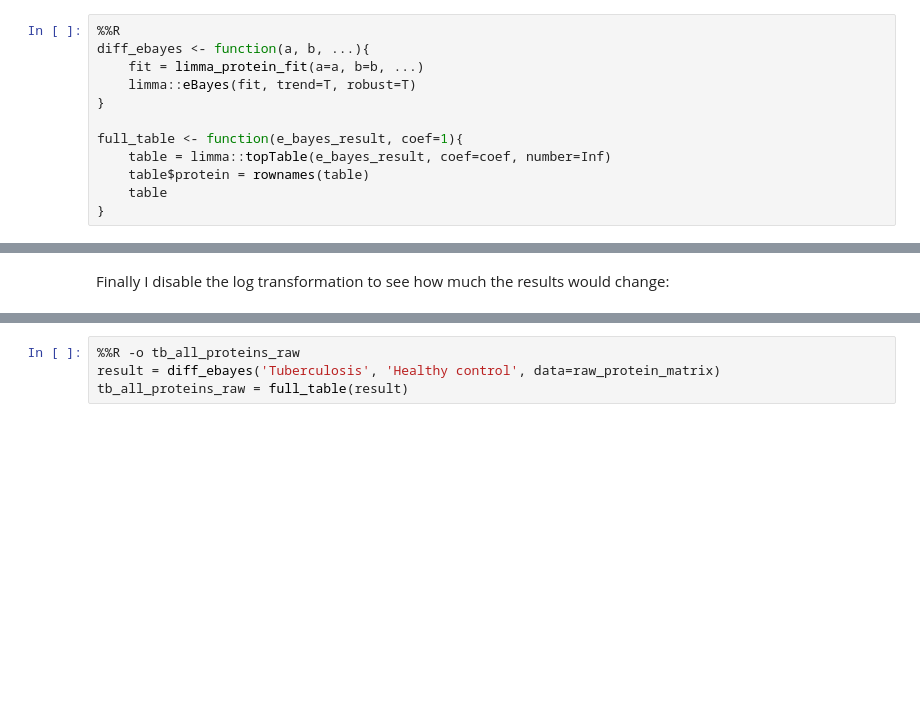
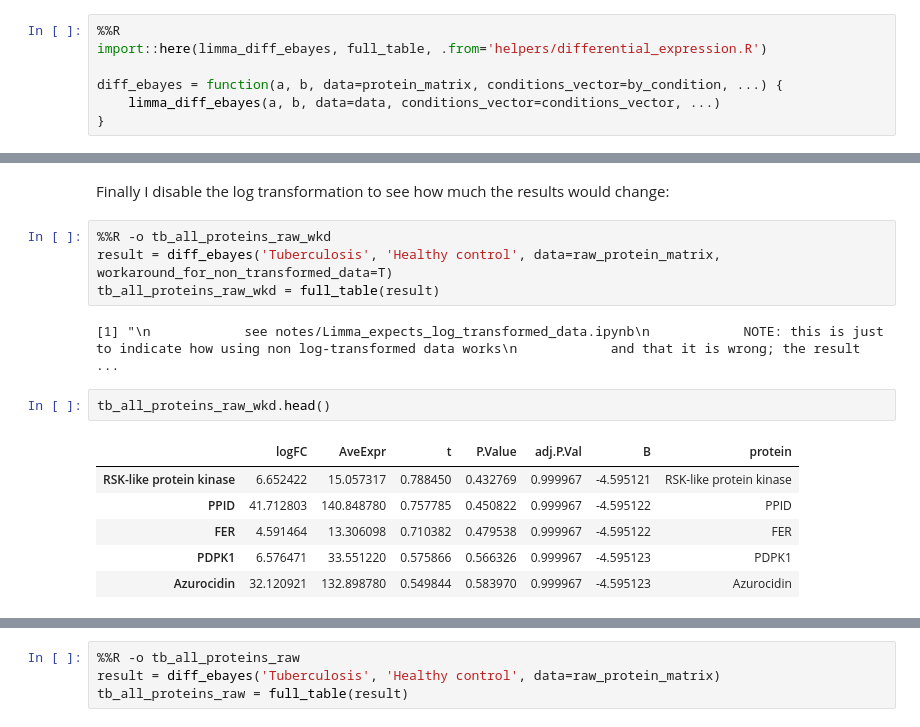
Before and after one commit to krassowski/meningitis-integration, a Jupyter notebook: analyses/protein_vs_clinical/Differential_levels_and_ORA.ipynb, the cells around one changed output, grey strips where cells are left out. Cells and saved outputs as stored; diff of their text form; blank space fills up the shorter version.

Commit message:
Answer the high FC issue for non-transformed data; split GSEA from ORA

```diff
--- a/analyses/protein_vs_clinical/Differential_levels.ipynb
+++ b/analyses/protein_vs_clinical/Differential_levels_and_ORA.ipynb
@@ -429,18 +419,13 @@ Discussion:
 ### Sanity check: using all conditions data (with contrasts) vs preselecting samples
 # %% [markdown]
 On the example of tuberculosis I will compare my design matrix to a simpler method of preselecting the conditions (which results in exclusion of other samples and omission of their information in Bayesian priors) in order to cross-check if these (and contrasts) are set-up properly.
-# %%
-%%R
-diff_ebayes <- function(a, b, ...){
-    fit = limma_protein_fit(a=a, b=b, ...)
-    limma::eBayes(fit, trend=T, robust=T)
-}
-
-full_table <- function(e_bayes_result, coef=1){
-    table = limma::topTable(e_bayes_result, coef=coef, number=Inf)
-    table$protein = rownames(table)
-    table
-}
+# %%
+%%R
+import::here(limma_diff_ebayes, full_table, .from='helpers/differential_expression.R')
+
+diff_ebayes = function(a, b, data=protein_matrix, conditions_vector=by_condition, ...) {
+    limma_diff_ebayes(a, b, data=data, conditions_vector=conditions_vector, ...)
+}
 # %% [markdown]
 Here, I use data from all patients to for the Bayesian model:
 # %%
@@ -478,3 +463,18 @@ The results are indeed comparable. I will continue using the former model which
 ### Comparison to non-transformed matrix
 # %% [markdown]
 Finally I disable the log transformation to see how much the results would change:
+# %%
+%%R -o tb_all_proteins_raw_wkd
+result = diff_ebayes('Tuberculosis', 'Healthy control', data=raw_protein_matrix, workaround_for_non_transformed_data=T)
+tb_all_proteins_raw_wkd = full_table(result)
+# %% [output]
+[1] "\n            see notes/Limma_expects_log_transformed_data.ipynb\n            NOTE: this is just to indicate how using non log-transformed data works\n            and that it is wrong; the result ...
+# %%
+tb_all_proteins_raw_wkd.head()
+# %% [output]
+|  | logFC | AveExpr | t | P.Value | adj.P.Val | B | protein |
+| RSK-like protein kinase | 6.652422 | 15.057317 | 0.788450 | 0.432769 | 0.999967 | -4.595121 | RSK-like protein kinase |
+| PPID | 41.712803 | 140.848780 | 0.757785 | 0.450822 | 0.999967 | -4.595122 | PPID |
+| FER | 4.591464 | 13.306098 | 0.710382 | 0.479538 | 0.999967 | -4.595122 | FER |
+| PDPK1 | 6.576471 | 33.551220 | 0.575866 | 0.566326 | 0.999967 | -4.595123 | PDPK1 |
+| Azurocidin | 32.120921 | 132.898780 | 0.549844 | 0.583970 | 0.999967 | -4.595123 | Azurocidin |
```
Also changed, not shown: parts of 127 cells of this notebook, 4 other files.
